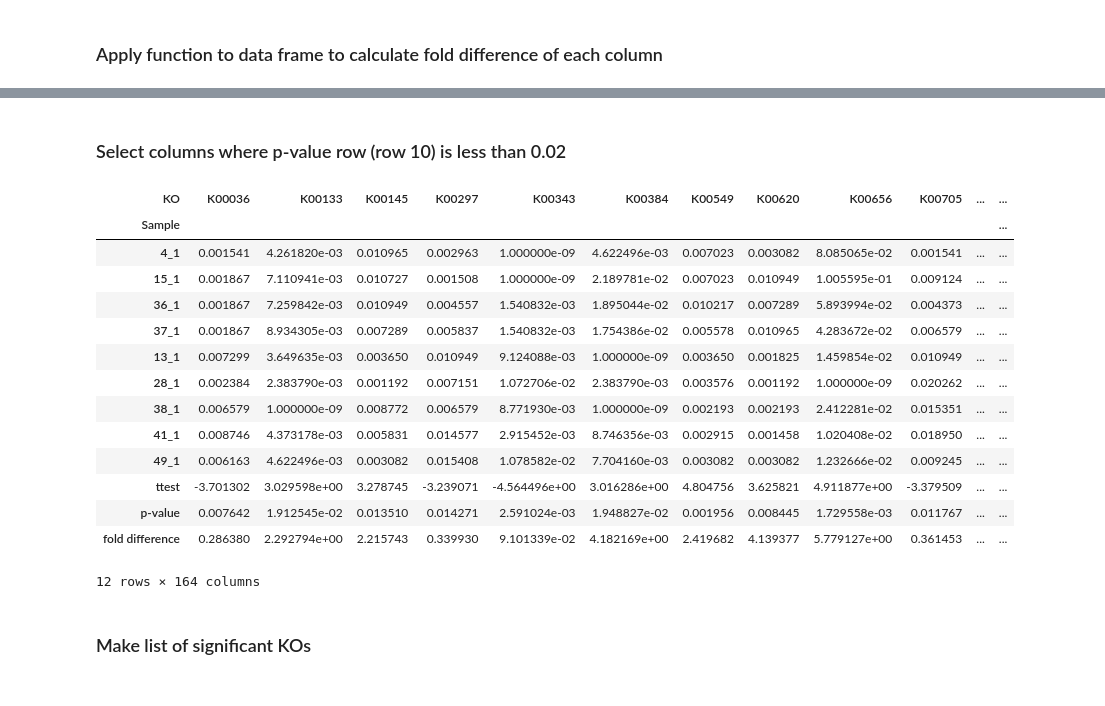
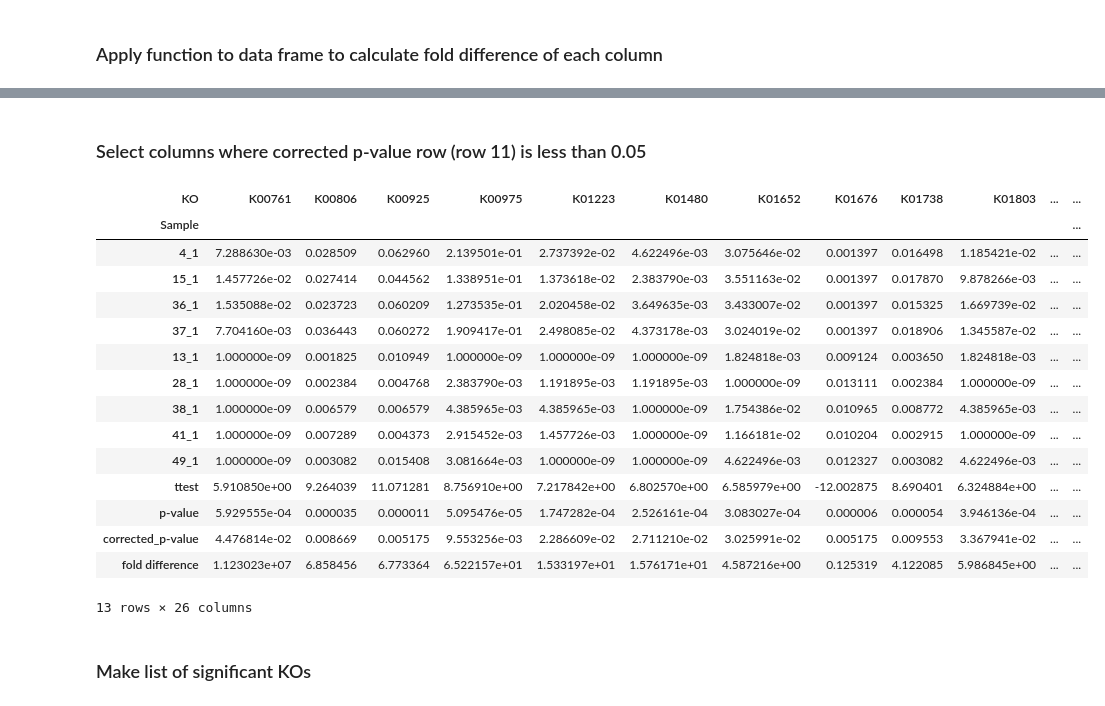
Before and after one commit to nvpatin/Norovirus_manuscript, a Jupyter notebook: KOs_signifdiff_heatmap.ipynb, the cells around one changed output, grey strips where cells are left out. Cells and saved outputs as stored; diff of their text form; code cells hidden in the pictures.

```diff
--- a/KOs_signifdiff_heatmap.ipynb
+++ b/KOs_signifdiff_heatmap.ipynb
@@ -8,10 +10,10 @@ from scipy import stats
 # %% [markdown]
 ## Import file of KOs, associated categories, and normalized read counts
 # %%
-os.chdir('/Users/npatin3/Dropbox (GaTech)/Norovirus/Annotation/kofamscan/Assemblies/Asymp_vs_symp')
-path = "Asymp_vs_symp_KOs_readcounts.csv"
+os.chdir('/Users/npatin3/Desktop/GTPostdoc/Noro_Assemblies/Asymp_vs_symp')
+path = "Asymp_vs_symp_KOs_readcounts.txt"
 # %%
-kos = pd.read_csv(path, header=0)
+kos = pd.read_csv(path, header=0, sep=',')
 kos.head()
 # %% [output]
 |  | Group | Subgroup | Subgroup2 | KO | Function | ReadCounts | Sample | GE | ReadCounts_Norm | ... |
@@ -94,6 +96,7 @@ df3.head()
 # %%
 df4 = df3.append(pd.Series(name='ttest'))
 df4 = df4.append(pd.Series(name='p-value'))
+df4 = df4.append(pd.Series(name='corrected_p-value'))
 df4 = df4.append(pd.Series(name='fold difference'))
 df4
 # %% [output]
@@ -117,6 +121,7 @@ df4
 # %%
 df4.iloc[9] = np.array(stats.ttest_ind(df4.iloc[:4, :], df4.iloc[4:9, :], axis=0, equal_var=True))[0]
 df4.iloc[10] = np.array(stats.ttest_ind(df4.iloc[:4, :], df4.iloc[4:9, :], axis=0, equal_var=True))[1]
+df4.iloc[11] = fdrcorrection(df4.iloc[10], alpha=0.1, method='indep')[1]
 df4
 # %% [output]
 | KO | K00003 | K00005 | K00008 | K00009 | K00010 | K00012 | K00013 | K00014 | K00016 | K00018 | ... | ... |
@@ -168,22 +175,23 @@ df4
 # %% [markdown]
-### Select columns where p-value row (row 10) is less than 0.02
+### Select columns where corrected p-value row (row 11) is less than 0.05
 # %%
-kos_significant = df4.loc[:, df4.iloc[10] < 0.02]
+kos_significant = df4.loc[:, df4.iloc[11] < 0.05]
 kos_significant
 # %% [output]
-| KO | K00036 | K00133 | K00145 | K00297 | K00343 | K00384 | K00549 | K00620 | K00656 | K00705 | ... | ... |
+| KO | K00761 | K00806 | K00925 | K00975 | K01223 | K01480 | K01652 | K01676 | K01738 | K01803 | ... | ... |
 | Sample |  |  |  |  |  |  |  |  |  |  |  | ... |
-| 4_1 | 0.001541 | 4.261820e-03 | 0.010965 | 0.002963 | 1.000000e-09 | 4.622496e-03 | 0.007023 | 0.003082 | 8.085065e-02 | 0.001541 | ... | ... |
-| 15_1 | 0.001867 | 7.110941e-03 | 0.010727 | 0.001508 | 1.000000e-09 | 2.189781e-02 | 0.007023 | 0.010949 | 1.005595e-01 | 0.009124 | ... | ... |
-| 36_1 | 0.001867 | 7.259842e-03 | 0.010949 | 0.004557 | 1.540832e-03 | 1.895044e-02 | 0.010217 | 0.007289 | 5.893994e-02 | 0.004373 | ... | ... |
-| 37_1 | 0.001867 | 8.934305e-03 | 0.007289 | 0.005837 | 1.540832e-03 | 1.754386e-02 | 0.005578 | 0.010965 | 4.283672e-02 | 0.006579 | ... | ... |
-| 13_1 | 0.007299 | 3.649635e-03 | 0.003650 | 0.010949 | 9.124088e-03 | 1.000000e-09 | 0.003650 | 0.001825 | 1.459854e-02 | 0.010949 | ... | ... |
-| 28_1 | 0.002384 | 2.383790e-03 | 0.001192 | 0.007151 | 1.072706e-02 | 2.383790e-03 | 0.003576 | 0.001192 | 1.000000e-09 | 0.020262 | ... | ... |
-| 38_1 | 0.006579 | 1.000000e-09 | 0.008772 | 0.006579 | 8.771930e-03 | 1.000000e-09 | 0.002193 | 0.002193 | 2.412281e-02 | 0.015351 | ... | ... |
-| 41_1 | 0.008746 | 4.373178e-03 | 0.005831 | 0.014577 | 2.915452e-03 | 8.746356e-03 | 0.002915 | 0.001458 | 1.020408e-02 | 0.018950 | ... | ... |
-| 49_1 | 0.006163 | 4.622496e-03 | 0.003082 | 0.015408 | 1.078582e-02 | 7.704160e-03 | 0.003082 | 0.003082 | 1.232666e-02 | 0.009245 | ... | ... |
-| ttest | -3.701302 | 3.029598e+00 | 3.278745 | -3.239071 | -4.564496e+00 | 3.016286e+00 | 4.804756 | 3.625821 | 4.911877e+00 | -3.379509 | ... | ... |
-| p-value | 0.007642 | 1.912545e-02 | 0.013510 | 0.014271 | 2.591024e-03 | 1.948827e-02 | 0.001956 | 0.008445 | 1.729558e-03 | 0.011767 | ... | ... |
-| fold difference | 0.286380 | 2.292794e+00 | 2.215743 | 0.339930 | 9.101339e-02 | 4.182169e+00 | 2.419682 | 4.139377 | 5.779127e+00 | 0.361453 | ... | ... |
+| 4_1 | 7.288630e-03 | 0.028509 | 0.062960 | 2.139501e-01 | 2.737392e-02 | 4.622496e-03 | 3.075646e-02 | 0.001397 | 0.016498 | 1.185421e-02 | ... | ... |
+| 15_1 | 1.457726e-02 | 0.027414 | 0.044562 | 1.338951e-01 | 1.373618e-02 | 2.383790e-03 | 3.551163e-02 | 0.001397 | 0.017870 | 9.878266e-03 | ... | ... |
+| 36_1 | 1.535088e-02 | 0.023723 | 0.060209 | 1.273535e-01 | 2.020458e-02 | 3.649635e-03 | 3.433007e-02 | 0.001397 | 0.015325 | 1.669739e-02 | ... | ... |
+| 37_1 | 7.704160e-03 | 0.036443 | 0.060272 | 1.909417e-01 | 2.498085e-02 | 4.373178e-03 | 3.024019e-02 | 0.001397 | 0.018906 | 1.345587e-02 | ... | ... |
+| 13_1 | 1.000000e-09 | 0.001825 | 0.010949 | 1.000000e-09 | 1.000000e-09 | 1.000000e-09 | 1.824818e-03 | 0.009124 | 0.003650 | 1.824818e-03 | ... | ... |
+| 28_1 | 1.000000e-09 | 0.002384 | 0.004768 | 2.383790e-03 | 1.191895e-03 | 1.191895e-03 | 1.000000e-09 | 0.013111 | 0.002384 | 1.000000e-09 | ... | ... |
+| 38_1 | 1.000000e-09 | 0.006579 | 0.006579 | 4.385965e-03 | 4.385965e-03 | 1.000000e-09 | 1.754386e-02 | 0.010965 | 0.008772 | 4.385965e-03 | ... | ... |
+| 41_1 | 1.000000e-09 | 0.007289 | 0.004373 | 2.915452e-03 | 1.457726e-03 | 1.000000e-09 | 1.166181e-02 | 0.010204 | 0.002915 | 1.000000e-09 | ... | ... |
+| 49_1 | 1.000000e-09 | 0.003082 | 0.015408 | 3.081664e-03 | 1.000000e-09 | 1.000000e-09 | 4.622496e-03 | 0.012327 | 0.003082 | 4.622496e-03 | ... | ... |
+| ttest | 5.910850e+00 | 9.264039 | 11.071281 | 8.756910e+00 | 7.217842e+00 | 6.802570e+00 | 6.585979e+00 | -12.002875 | 8.690401 | 6.324884e+00 | ... | ... |
+| p-value | 5.929555e-04 | 0.000035 | 0.000011 | 5.095476e-05 | 1.747282e-04 | 2.526161e-04 | 3.083027e-04 | 0.000006 | 0.000054 | 3.946136e-04 | ... | ... |
+| corrected_p-value | 4.476814e-02 | 0.008669 | 0.005175 | 9.553256e-03 | 2.286609e-02 | 2.711210e-02 | 3.025991e-02 | 0.005175 | 0.009553 | 3.367941e-02 | ... | ... |
+| fold difference | 1.123023e+07 | 6.858456 | 6.773364 | 6.522157e+01 | 1.533197e+01 | 1.576171e+01 | 4.587216e+00 | 0.125319 | 4.122085 | 5.986845e+00 | ... | ... |
-12 rows × 164 columns
+13 rows × 26 columns
 # %%
```
Also changed, not shown: parts of 22 cells of this notebook.
